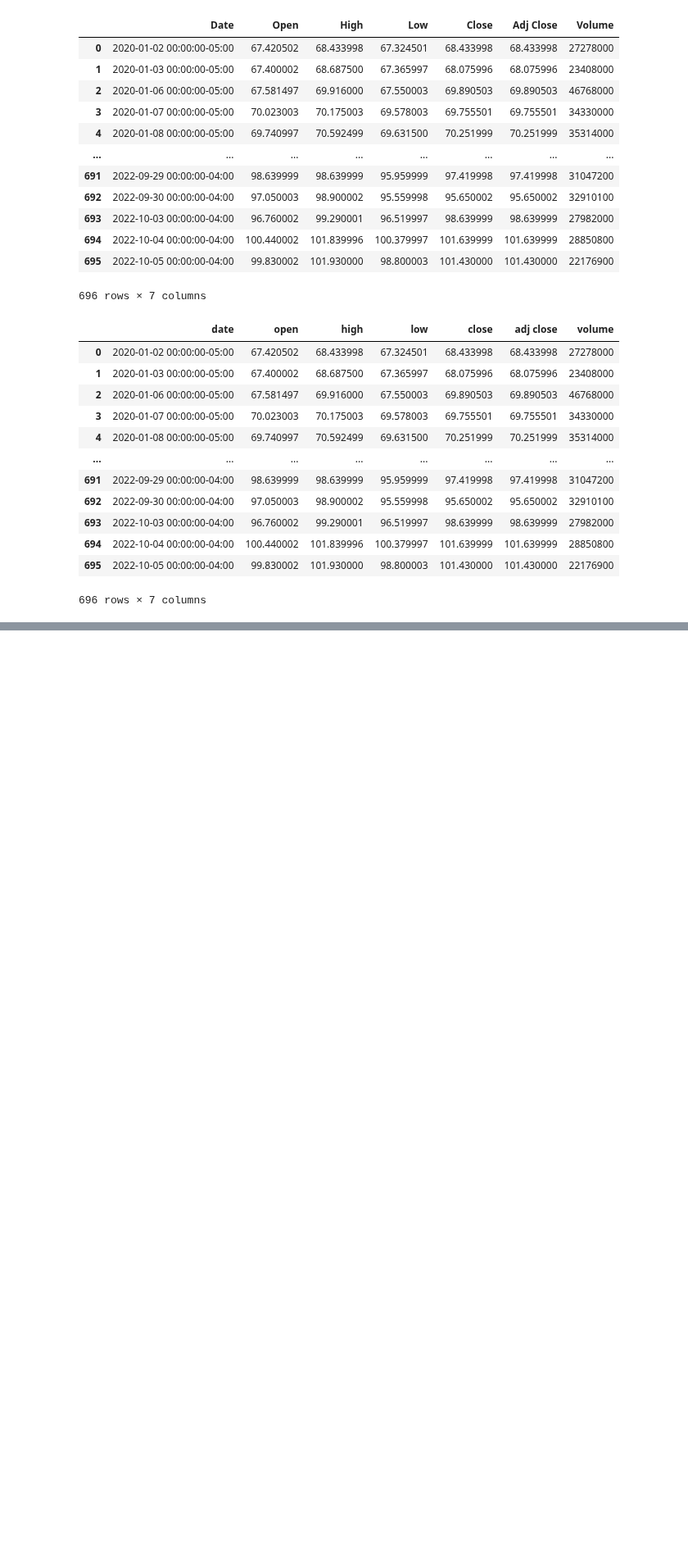
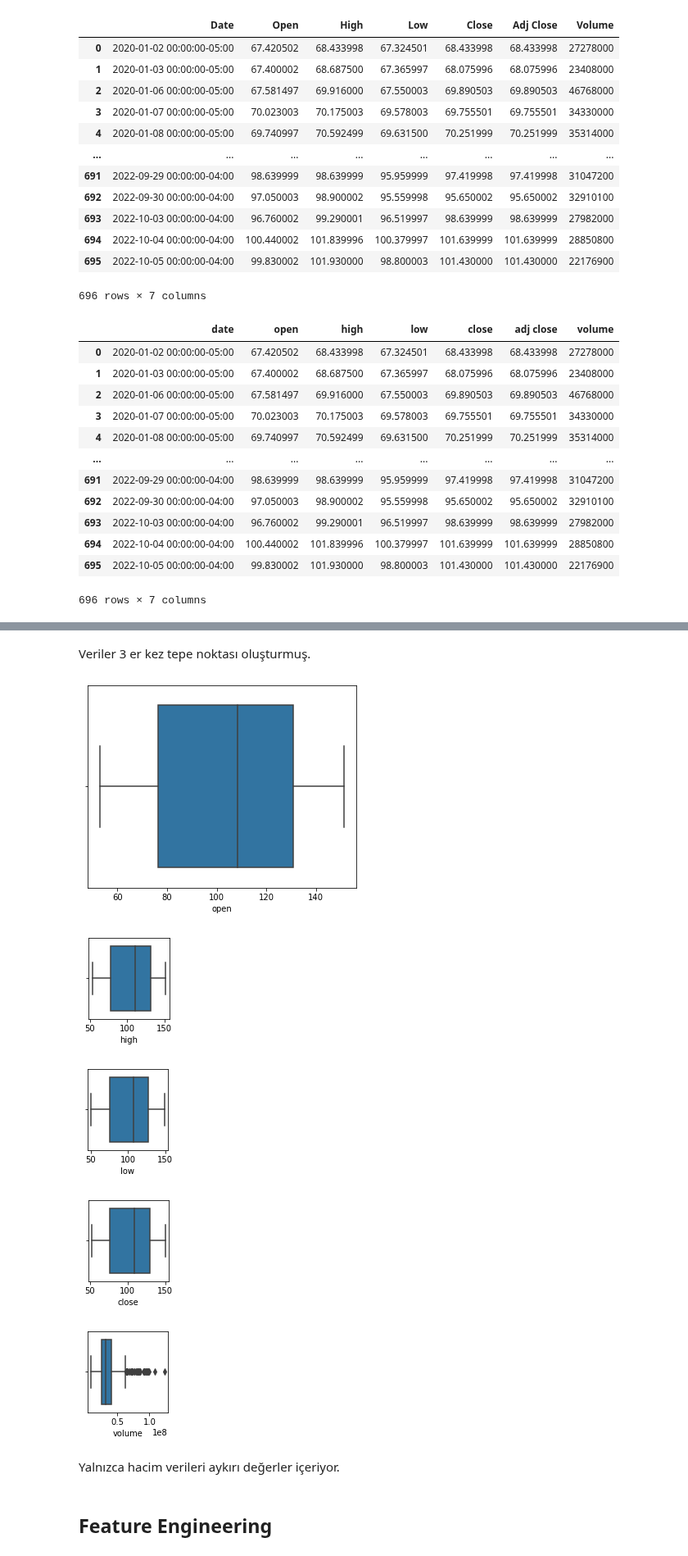
Before and after one commit to mustafaktaas/Python_StockPricePrediction_MachineLearning, a Jupyter notebook: StockPricePrediction_MachineLearning.ipynb, the cells around one changed output, grey strips where cells are left out. Shown at 82% size. Cells and saved outputs as stored; diff of their text form; code cells hidden in the pictures; blank space fills up the shorter version.

```diff
--- a/StockPricePrediction_MachineLearning.ipynb
+++ b/StockPricePrediction_MachineLearning.ipynb
@@ -185,0 +256,18 @@ df
+# %% [markdown]
+ Veriler 3 er kez tepe noktası oluşturmuş.
+# %%
+plt.subplots(figsize=(20,10))
+for i, col in enumerate(features):
+    plt.subplot(2,3,i+1)
+    sb.boxplot(df[col])
+    plt.show()
+# %% [output]
+[figure, added]
+[figure, added]
+[figure, added]
+[figure, added]
+[figure, added]
+# %% [markdown]
+Yalnızca hacim verileri aykırı değerler içeriyor.
+# %% [markdown]
+## Feature Engineering
```
Also changed, not shown: parts of 30 cells of this notebook.
